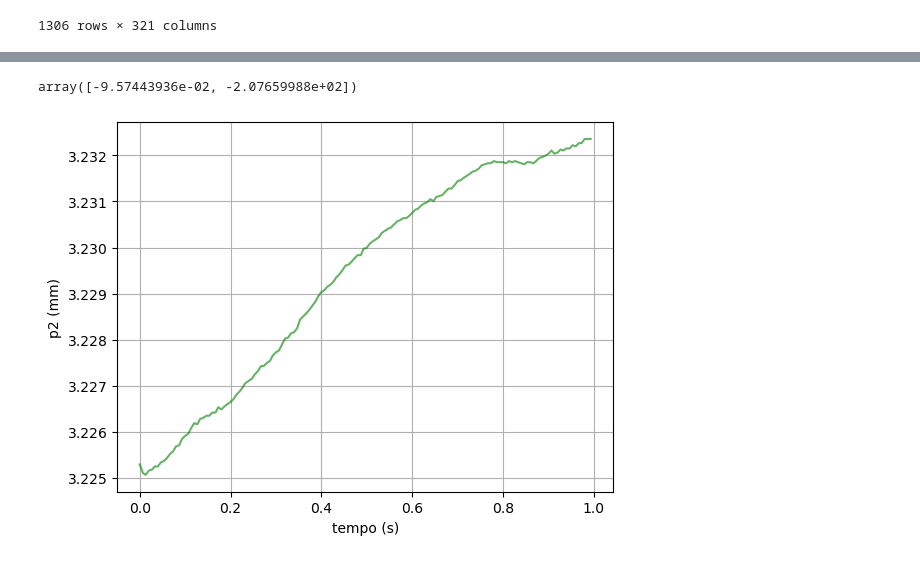
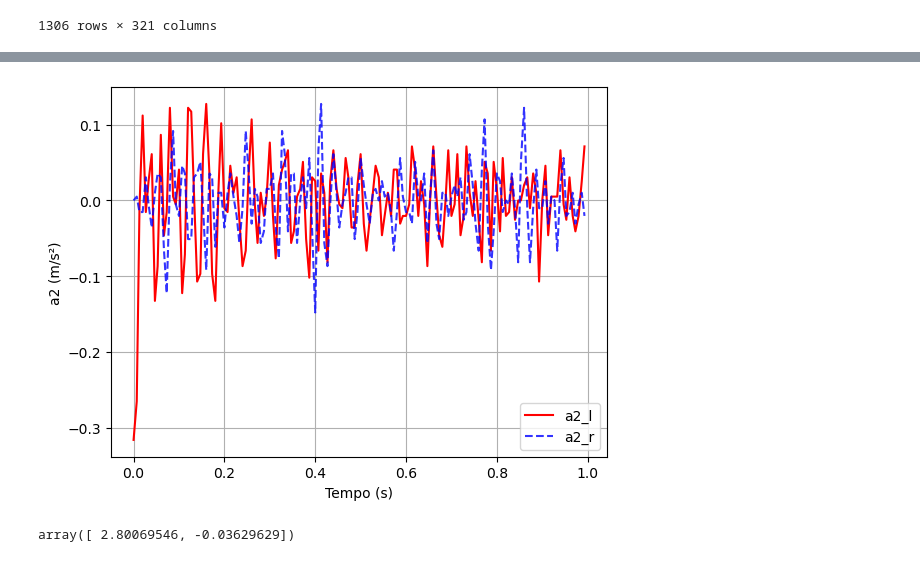
Before and after one commit to tiagosnog/Projeto-de-pesquisa-EBM, a Jupyter notebook: 2.Código/2.2Analysis test_RBDS/analysisTest_RBDS.ipynb, the cells around one changed output, grey strips where cells are left out. Saved outputs shown, nothing was run; the diff lists cells and outputs as text; code cells hidden in the pictures.

```diff
--- a/2.Código/2.2Analysis test_RBDS/analysisTest_RBDS.ipynb
+++ b/2.Código/2.2Analysis test_RBDS/analysisTest_RBDS.ipynb
@@ -135,24 +132,37 @@ No artists with labels found to put in legend.  Note that artists whose label st
+# %%
+#Avaliação individual de cada joelho:
+
+knee_l =data_static[['L.Shank.Top.MedialX','L.Shank.Top.MedialY','L.Shank.Top.MedialZ']].values     #joelho direito
+knee_r =data_static[['R.Shank.Top.MedialX','R.Shank.Top.MedialY','R.Shank.Top.MedialZ']].values     #joelho esquerdo
+
+p2_l = knee_l[:,1]/1000               #m
+v2_l = np.gradient(p2_l, dt)          #m/s
+a2_l = np.gradient(v2_l, dt)          #m/s²
+
+p2_r = knee_r[:,1]/1000               #m
+v2_r = np.gradient(p2_r, dt)          #m/s
+a2_r = np.gradient(v2_r, dt)          #m/s²
+
+# plt.plot(time, p2_l,label="a2_l", color="r")
+# plt.plot(time, p2_r,label="a2_r", color="b", linestyle='--',alpha=0.8)
+
+plt.plot(time, a2_l,label="a2_l", color="r")
+plt.plot(time, a2_r,label="a2_r", color="b", linestyle='--',alpha=0.8)
+
+plt.xlabel('Tempo (s)')
+plt.ylabel('a2 (m/s²)')
+plt.legend()
+plt.grid(True)
+# %% [output]
+[figure, added]
 # %%
-def erro(theta, a1, p1):
-    g = -9.81
-    return np.sum((a1-(theta[0]**2*(p1-theta[1]) + g))**2)
-theta = minimize(erro, [1, 0.1], (a1, p1)).x
+#theta[0] = omega1² [rad/s²]
+#theta[1] = p2 [m]
+
+def erro(theta, a1, p1): #theta são as váriaveis e a1 e p1 eu já conheço
+    g = -9.81            #Valor em m/s².
+    return np.sum((a1 - (theta[0]**2*(p1 - theta[1]) + g))**2)
+theta = minimize(erro, [1, 0.01], (a1, p1), method='TNC', bounds=((0,10),(-1, 1))).x     #incluído method e bounds, ajustar
 theta
 # %% [output]
-array([-9.57443936e-02, -2.07659988e+02])
+array([ 2.80069546, -0.03629629])
-# %%
-# theta[0] -> frêquencia natural
-# theta[1] -> posição de equilibrio da mola
-g= -9.81
-
-p2 = (theta[0]**2)*(p1 - theta[1]) + g
-v2 = np.gradient(p2, dt)
-a2 = np.gradient(v2, dt)
-
-
-plt.plot(time,p2,color="g",alpha=0.6)
-plt.xlabel("tempo (s)")
-plt.ylabel("p2 (mm)")
-plt.grid()
-# %% [output]
-[figure, removed]
```
Also changed, not shown: parts of 23 cells of this notebook, 3 other files.
